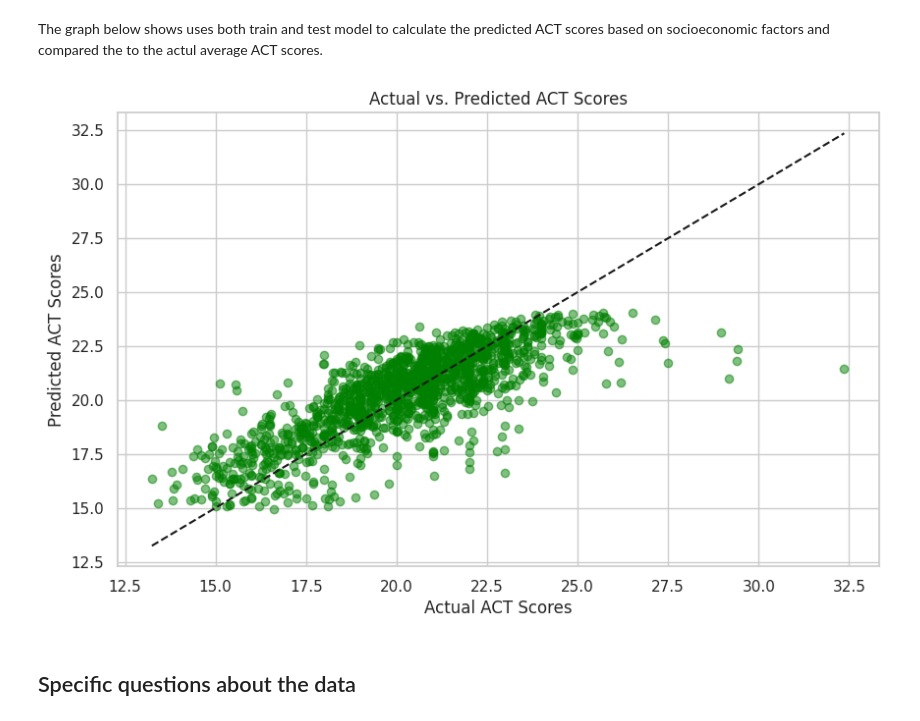
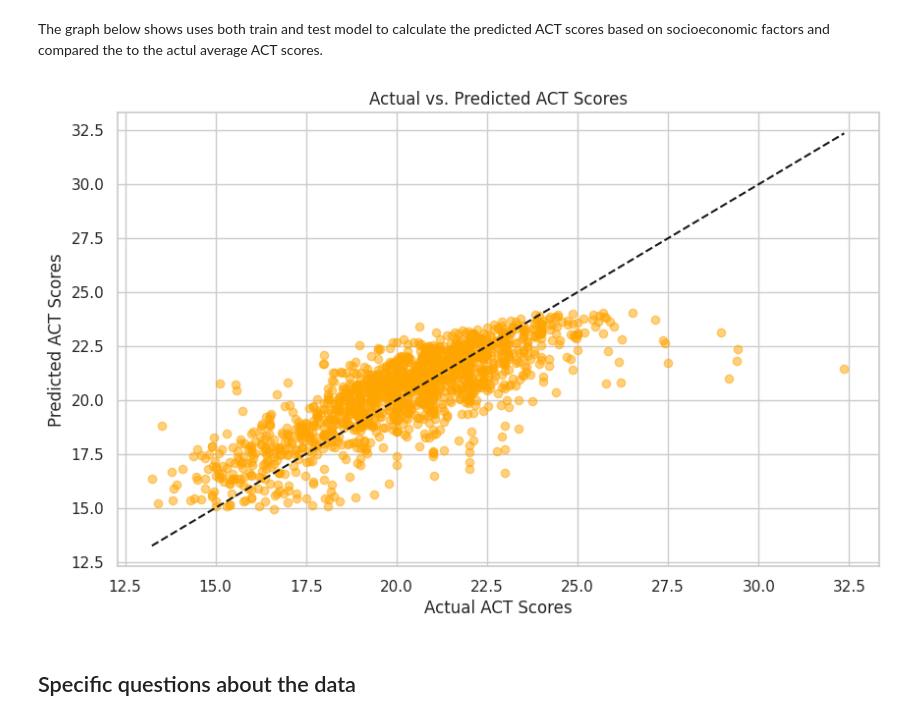
Before and after one commit to laurlouie/Education-Inequality, a Jupyter notebook: DATA_3320_Education_Analysis.ipynb, the cells around one changed output. Saved outputs shown, nothing was run; the diff lists cells and outputs as text; code cells hidden in the pictures.

```diff
--- a/DATA_3320_Education_Analysis.ipynb
+++ b/DATA_3320_Education_Analysis.ipynb
@@ -247,17 +247,20 @@ Notes:
 The graph below shows uses both train and test model to calculate the predicted ACT scores based on socioeconomic factors and compared the to the actul average ACT scores.
 # %%
 plt.figure(figsize=(10, 6))
-plt.scatter(Y_test, y_pred, color='green', alpha=0.5)
+plt.scatter(Y_test,
+            y_pred,
+            color='orange',
+            alpha=0.5)
 plt.plot([Y_test.min(), Y_test.max()], [Y_test.min(), Y_test.max()], 'k--')
 
 plt.xlabel('Actual ACT Scores')
 plt.ylabel('Predicted ACT Scores')
 
 plt.title('Actual vs. Predicted ACT Scores')
 
 plt.show()
 # %% [output]
-[figure, old version]
+[figure, new version]
 # %% [markdown]
 ## Specific questions about the data
 # %% [markdown]
```
Also changed, not shown: parts of 3 cells of this notebook.
